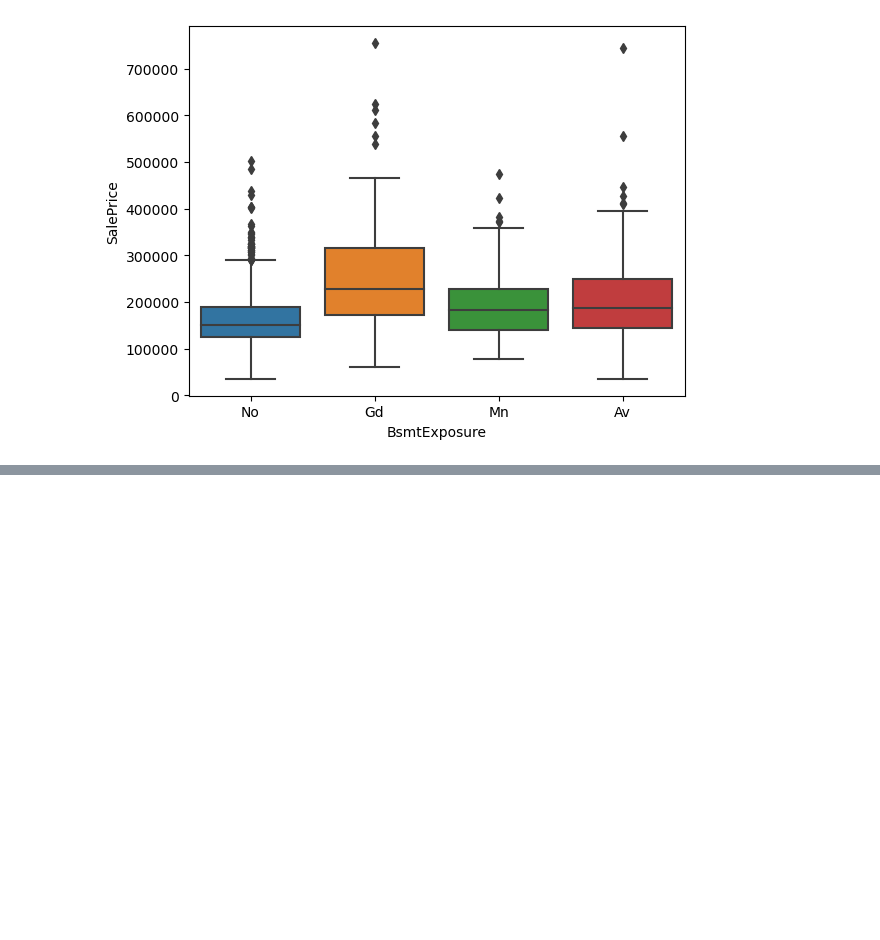
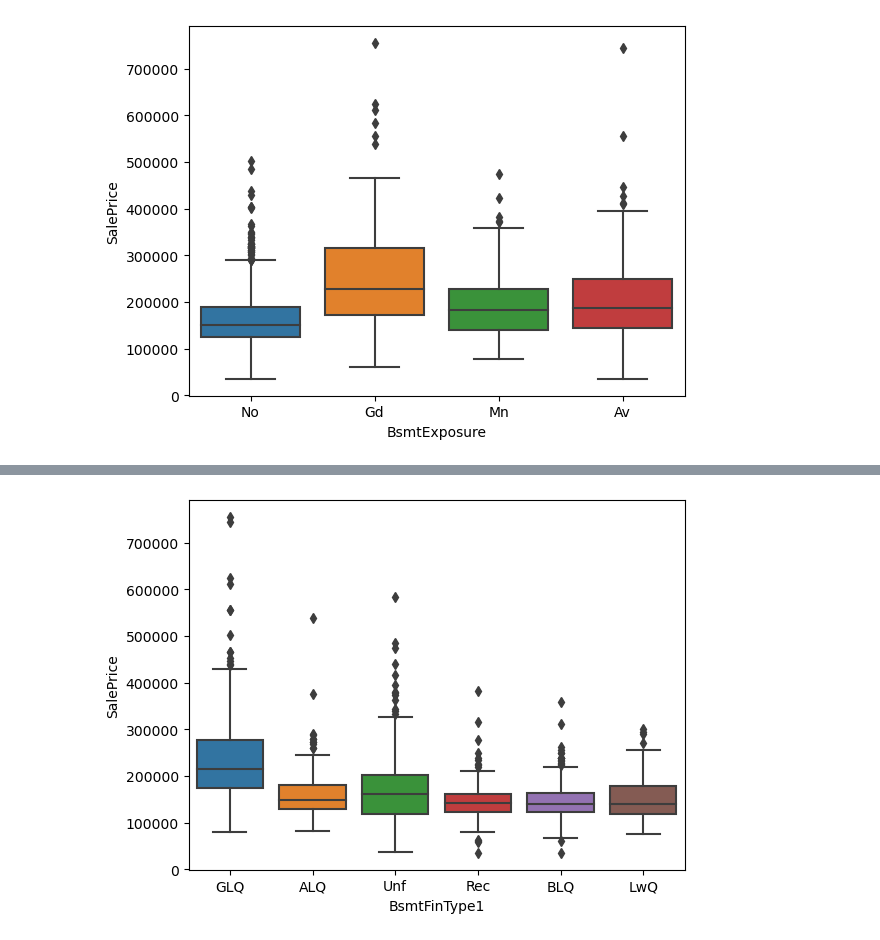
Before and after one commit to JPRodasM/Tarea1_SL, a Jupyter notebook: Tarea1_JuanPabloRodas_23007521.ipynb, the cells around one changed output, grey strips where cells are left out. Saved outputs shown, nothing was run; the diff lists cells and outputs as text; code cells hidden in the pictures; blank space fills up the shorter version.

```diff
--- a/Tarea1_JuanPabloRodas_23007521.ipynb
+++ b/Tarea1_JuanPabloRodas_23007521.ipynb
@@ -299,0 +325,5 @@ plt.show()
+# %%
+sns.boxplot(x=dataHP[cat_varName], y = dataHP['SalePrice'])
+plt.show()
+# %% [output]
+[figure, added]
```
Also changed, not shown: parts of 36 cells of this notebook.
